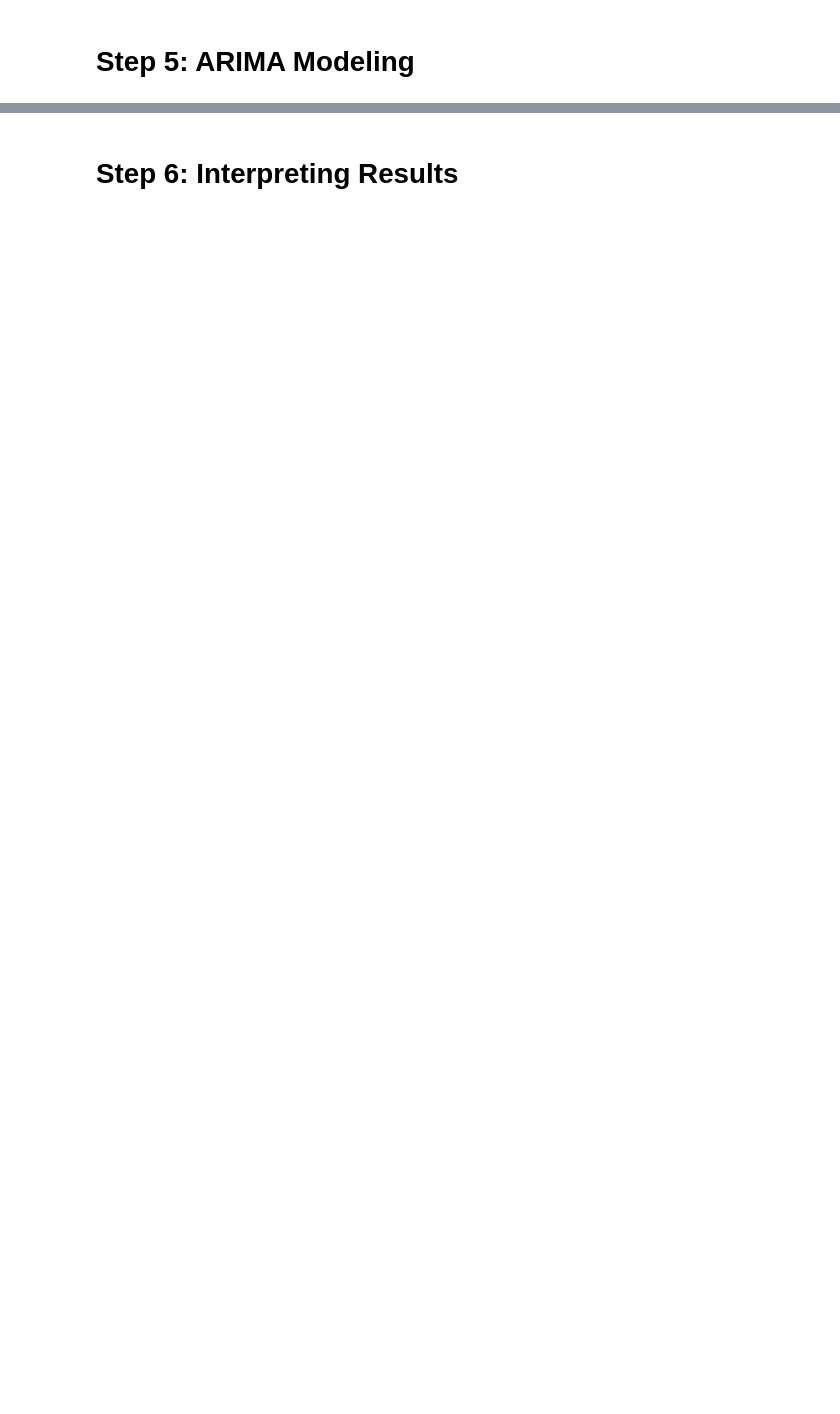
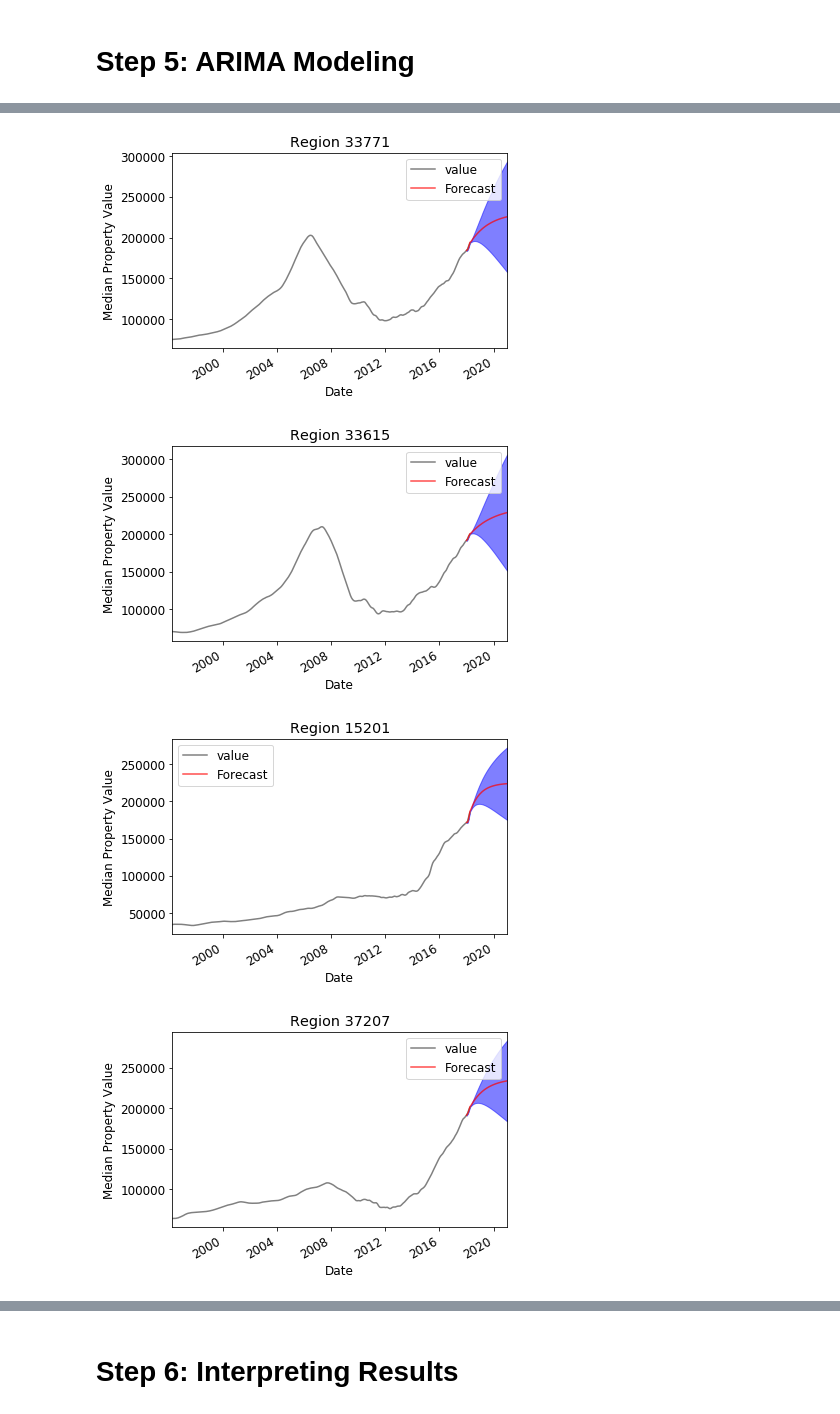
Before and after one commit to alvacat/dsc-mod-4-project-online-ds-pt-071519, a Jupyter notebook: mod_4_starter_notebook.ipynb, the cells around one changed output, grey strips where cells are left out. Cells and saved outputs as stored; diff of their text form; code cells hidden in the pictures; blank space fills up the shorter version.

```diff
--- a/mod_4_starter_notebook.ipynb
+++ b/mod_4_starter_notebook.ipynb
@@ -543,3 +459,0 @@ plt.show();
-# %%
-pdq,minAIC=find_arima_parameters(test_region2)
-fit_arima(test_region2,pdq).plot();
@@ -553,0 +464,10 @@ fit_arima(test_region2,pdq).plot();
+# %%
+results=[]
+for keeper in keepers2:
+    region_ts=make_ts_small(keeper) #make a time series for the given zip code
+    pdq,minAIC=find_arima_parameters(region_ts) #find the best ARIMA parameters
+    prediction=fit_arima(region_ts,pdq).predicted_mean #build/fit the model with the "best" parameters
+    m=slope(prediction) #find the slope of the predicted values from 2018 to 2021
+    results.append((keeper,m)) #add the zipcode and growth to the results list
+results.sort(key=lambda x: x[1]) #sort the results
+results[-10:] #choose the top ten zip codes
@@ -553,0 +487,11 @@ fit_arima(test_region2,pdq).plot();
+# %%
+for result in results[-10:]:
+    region_ts=make_ts_small(result[0]) #make a time series for the given zip code
+    pdq,minAIC=find_arima_parameters(region_ts) #find the best ARIMA parameters
+    prediction=fit_arima(region_ts,pdq) #fit the model and make predictions
+    plot_prediction(result[0],region_ts,prediction) #graph the results
+# %% [output]
+[figure, added]
+[figure, added]
+[figure, added]
+[figure, added]
```
Also changed, not shown: parts of 58 cells of this notebook, 1 other file.
